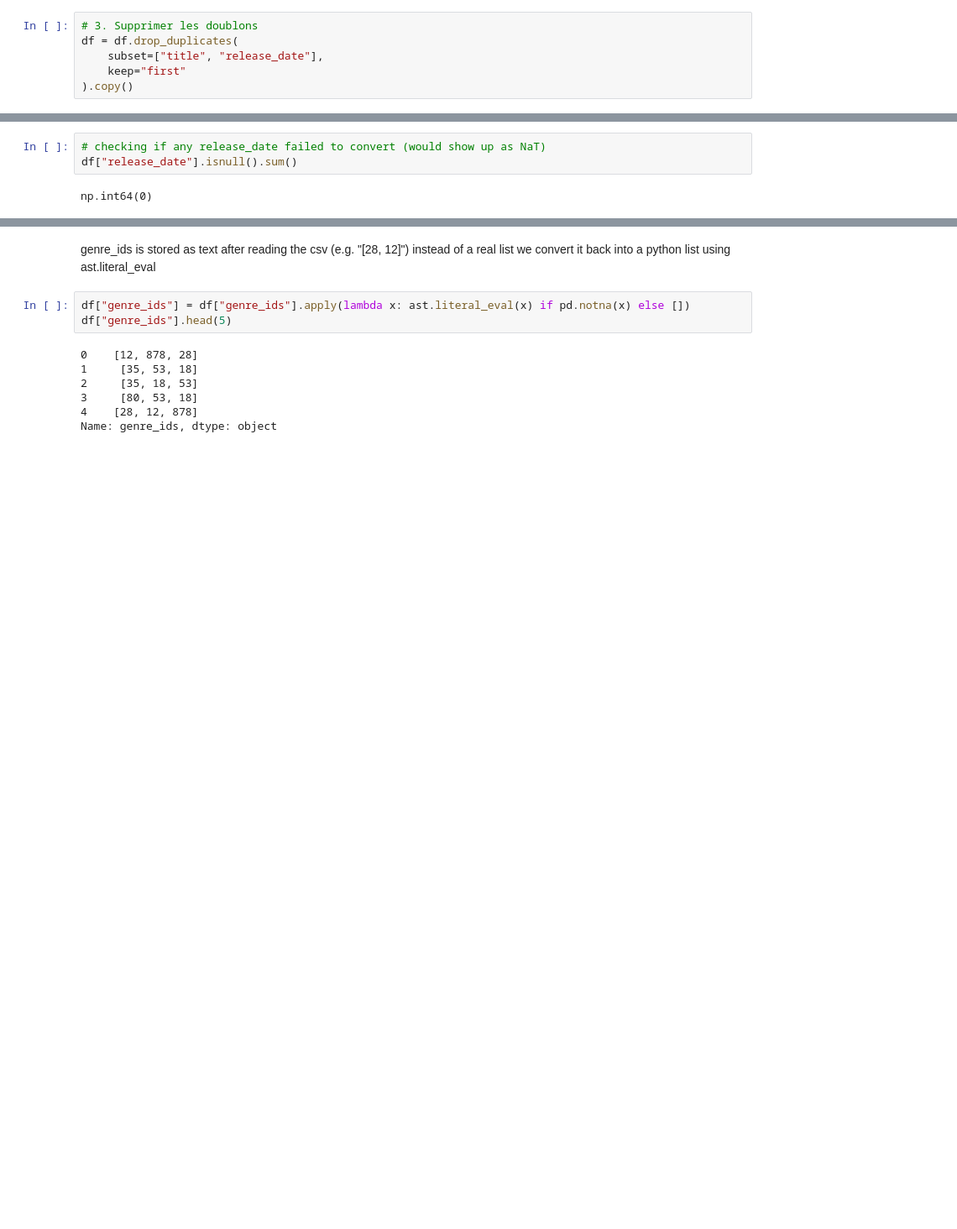
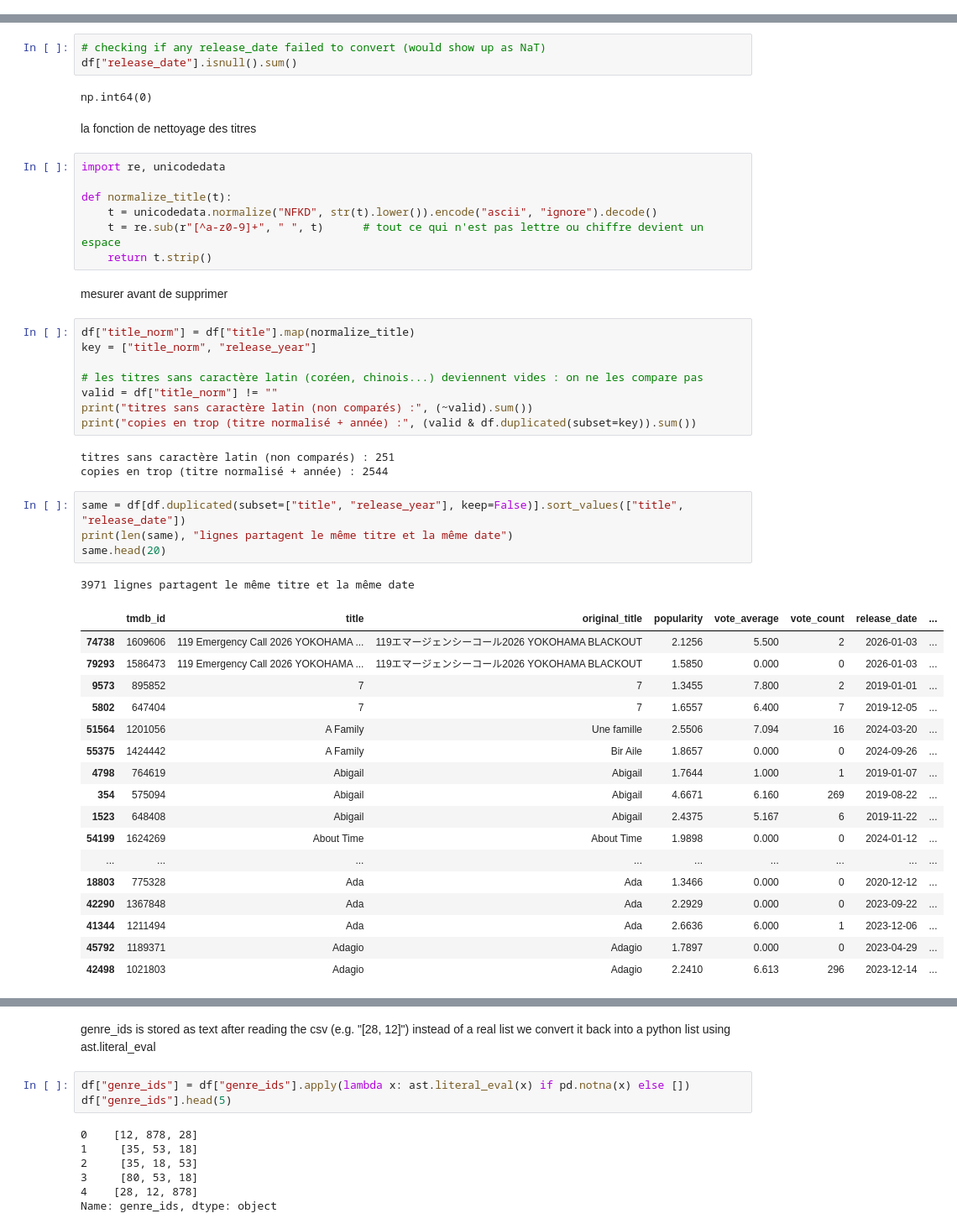
Before and after one commit to sarahmoussaoui/Data-Mining-Movies-Project, a Jupyter notebook: src/cleaning/clean_tmdb.ipynb, the cells around one changed output, grey strips where cells are left out. Shown at 84% size. Drawn from its saved outputs; the diff is of its cells as text; blank space fills up the shorter version.

Commit message:
Nettoyage TMDB : doublons sur titre normalise + annee

```diff
--- a/src/cleaning/clean_tmdb.ipynb
+++ b/src/cleaning/clean_tmdb.ipynb
@@ -163,6 +82,0 @@ display(duplicates[["tmdb_id", "title", "release_date"]])
-# %%
-# 3. Supprimer les doublons
-df = df.drop_duplicates(
-    subset=["title", "release_date"],
-    keep="first"
-).copy()
@@ -200,3 +104,48 @@ df[["release_date", "release_year"]].head(10)
 df["release_date"].isnull().sum()
 # %% [output]
 np.int64(0)
+# %% [markdown]
+la fonction de nettoyage des titres
+# %%
+import re, unicodedata
+
+def normalize_title(t):
+    t = unicodedata.normalize("NFKD", str(t).lower()).encode("ascii", "ignore").decode()
+    t = re.sub(r"[^a-z0-9]+", " ", t)      # tout ce qui n'est pas lettre ou chiffre devient un espace
+    return t.strip()
+# %% [markdown]
+mesurer avant de supprimer
+# %%
+df["title_norm"] = df["title"].map(normalize_title)
+key = ["title_norm", "release_year"]
+
+# les titres sans caractère latin (coréen, chinois...) deviennent vides : on ne les compare pas
+valid = df["title_norm"] != ""
+print("titres sans caractère latin (non comparés) :", (~valid).sum())
+print("copies en trop (titre normalisé + année) :", (valid & df.duplicated(subset=key)).sum())
+# %% [output]
+titres sans caractère latin (non comparés) : 251
+copies en trop (titre normalisé + année) : 2544
+# %%
+same = df[df.duplicated(subset=["title", "release_year"], keep=False)].sort_values(["title", "release_date"])
+print(len(same), "lignes partagent le même titre et la même date")
+same.head(20)
+# %% [output]
+3971 lignes partagent le même titre et la même date
+|  | tmdb_id | title | original_title | popularity | vote_average | vote_count | release_date | ... |
+| 74738 | 1609606 | 119 Emergency Call 2026 YOKOHAMA ... | 119エマージェンシーコール2026 YOKOHAMA BLACKOUT | 2.1256 | 5.500 | 2 | 2026-01-03 | ... |
+| 79293 | 1586473 | 119 Emergency Call 2026 YOKOHAMA ... | 119エマージェンシーコール2026 YOKOHAMA BLACKOUT | 1.5850 | 0.000 | 0 | 2026-01-03 | ... |
+| 9573 | 895852 | 7 | 7 | 1.3455 | 7.800 | 2 | 2019-01-01 | ... |
+| 5802 | 647404 | 7 | 7 | 1.6557 | 6.400 | 7 | 2019-12-05 | ... |
+| 51564 | 1201056 | A Family | Une famille | 2.5506 | 7.094 | 16 | 2024-03-20 | ... |
+| 55375 | 1424442 | A Family | Bir Aile | 1.8657 | 0.000 | 0 | 2024-09-26 | ... |
+| 4798 | 764619 | Abigail | Abigail | 1.7644 | 1.000 | 1 | 2019-01-07 | ... |
+| 354 | 575094 | Abigail | Abigail | 4.6671 | 6.160 | 269 | 2019-08-22 | ... |
+| 1523 | 648408 | Abigail | Abigail | 2.4375 | 5.167 | 6 | 2019-11-22 | ... |
+| 54199 | 1624269 | About Time | About Time | 1.9898 | 0.000 | 0 | 2024-01-12 | ... |
+| ... | ... | ... | ... | ... | ... | ... | ... | ... |
+| 18803 | 775328 | Ada | Ada | 1.3466 | 0.000 | 0 | 2020-12-12 | ... |
+| 42290 | 1367848 | Ada | Ada | 2.2929 | 0.000 | 0 | 2023-09-22 | ... |
+| 41344 | 1211494 | Ada | Ada | 2.6636 | 6.000 | 1 | 2023-12-06 | ... |
+| 45792 | 1189371 | Adagio | Adagio | 1.7897 | 0.000 | 0 | 2023-04-29 | ... |
+| 42498 | 1021803 | Adagio | Adagio | 2.2410 | 6.613 | 296 | 2023-12-14 | ... |
```
Also changed, not shown: parts of 13 cells of this notebook, 1 other file.
